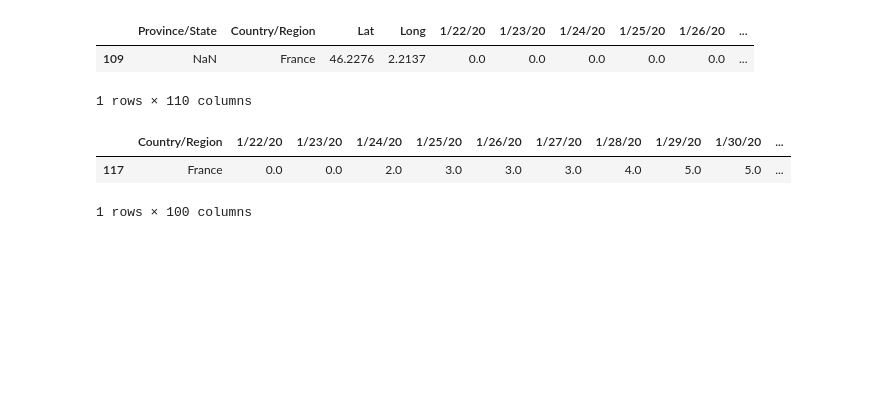
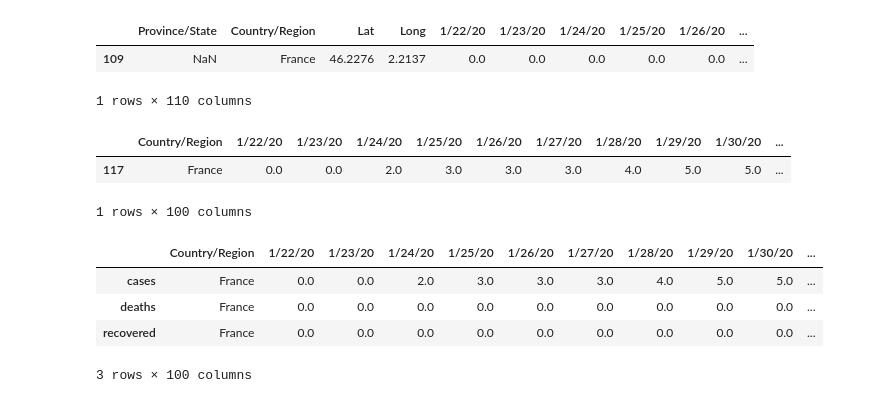
Before and after one commit to RobindeGrootNL/COVID-19-Data-Driven-Policy-Advisor-Tool, a Jupyter notebook: python/data handling/DataCleaning.ipynb, the cells around one changed output. Drawn from its saved outputs; the diff is of its cells as text; code cells hidden in the pictures; blank space fills up the shorter version.

```diff
--- a/python/data handling/DataCleaning.ipynb
+++ b/python/data handling/DataCleaning.ipynb
@@ -136,3 +136,11 @@ df_recovered_fr = df_recovered_fr.rename(index={109: 'recovered'})
 df_fr = pd.concat([df_cases_fr, df_deaths_fr, df_recovered_fr])
 # %%
 df_fr.to_csv('CasesDeathsRecoveredFrance.csv')
+# %%
+df_fr
+# %% [output]
+|  | Country/Region | 1/22/20 | 1/23/20 | 1/24/20 | 1/25/20 | 1/26/20 | 1/27/20 | 1/28/20 | 1/29/20 | 1/30/20 | ... |
+| cases | France | 0.0 | 0.0 | 2.0 | 3.0 | 3.0 | 3.0 | 4.0 | 5.0 | 5.0 | ... |
+| deaths | France | 0.0 | 0.0 | 0.0 | 0.0 | 0.0 | 0.0 | 0.0 | 0.0 | 0.0 | ... |
+| recovered | France | 0.0 | 0.0 | 0.0 | 0.0 | 0.0 | 0.0 | 0.0 | 0.0 | 0.0 | ... |
+3 rows × 100 columns
```
